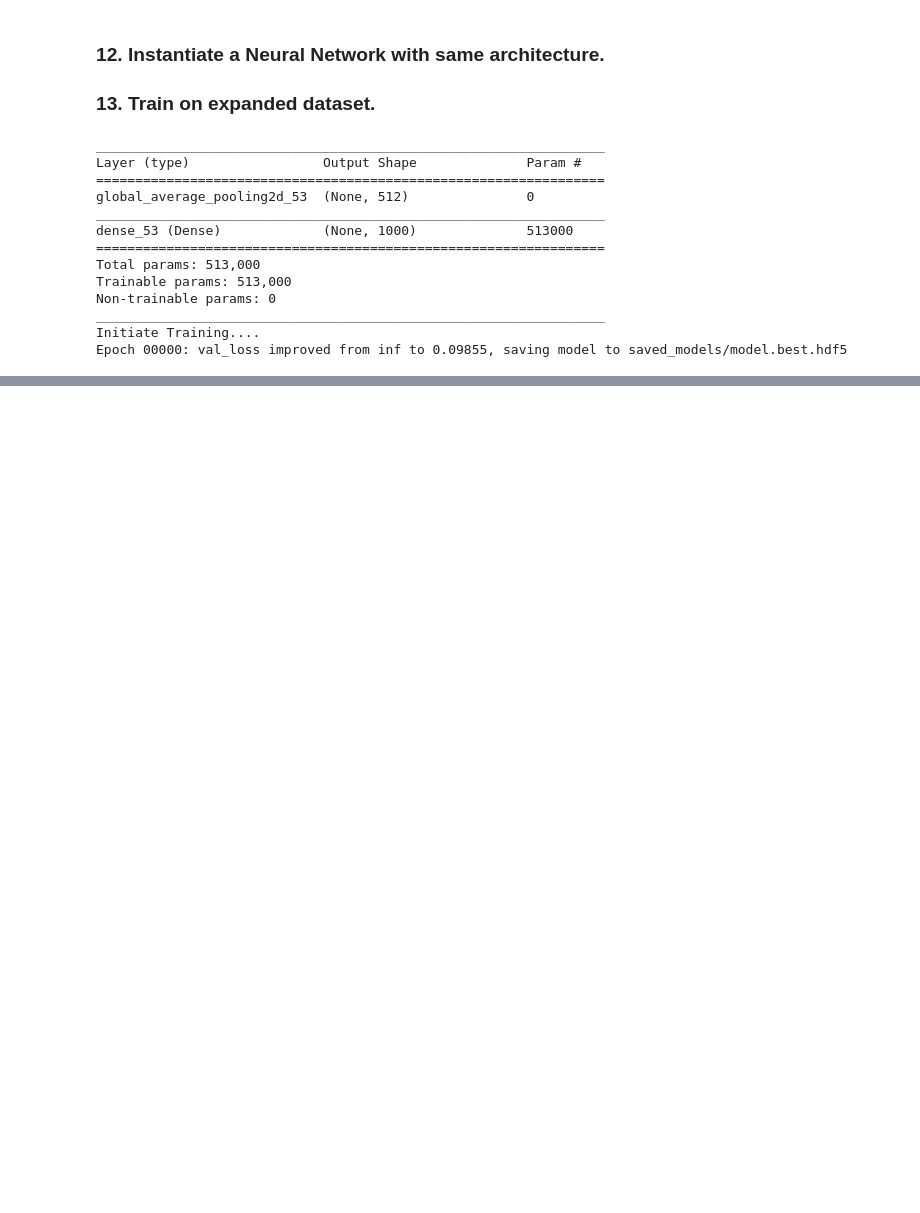
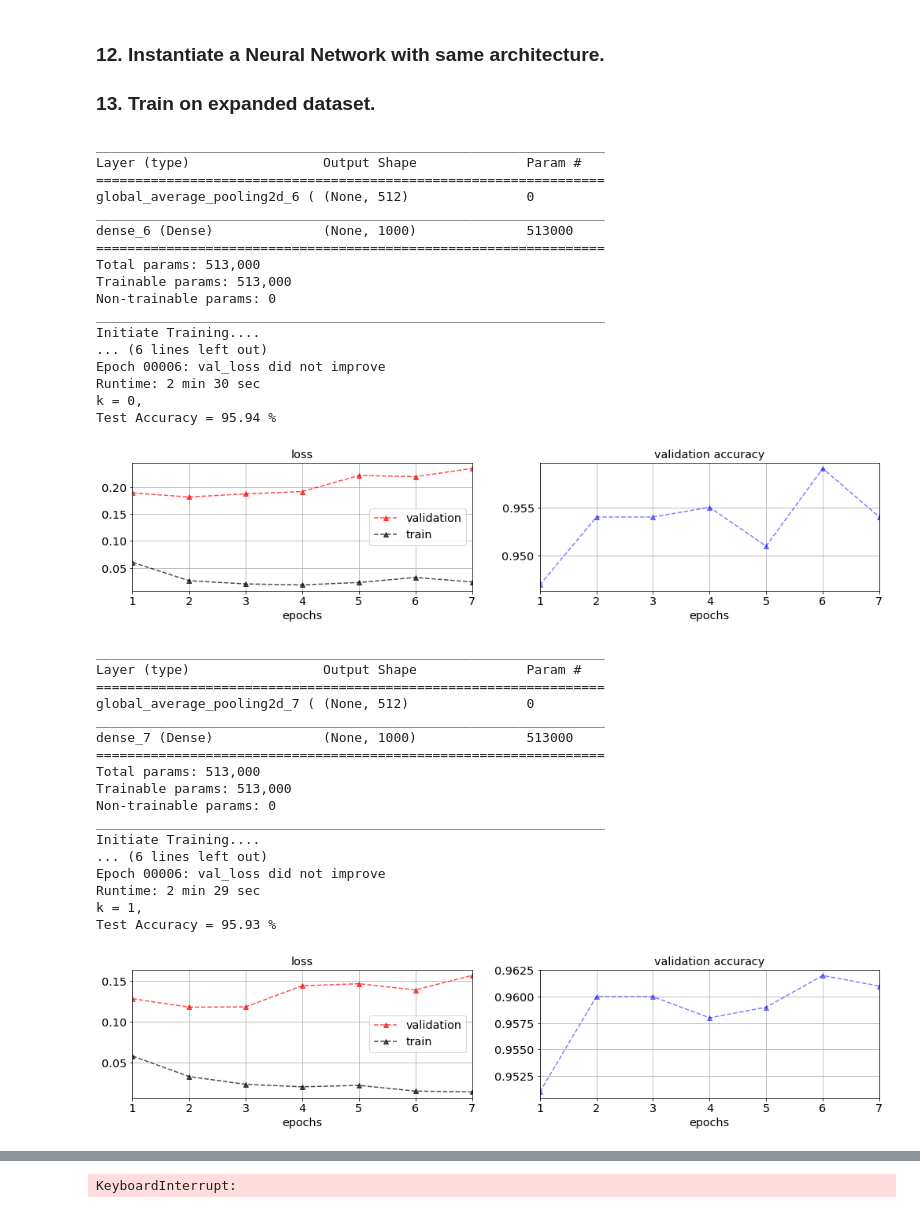
Before and after one commit to ozkansafak/Fellowship.AI-STL-10, a Jupyter notebook: main.ipynb, the cells around one changed output, grey strips where cells are left out. Saved outputs shown, nothing was run; the diff lists cells and outputs as text; code cells hidden in the pictures; blank space fills up the shorter version.

```diff
--- a/main.ipynb
+++ b/main.ipynb
@@ -552,39 +506,62 @@ for k, _ in enumerate(fidx):
 
     ### 5. Construct a Neural Network that accepts VGG16 bottleneck features as input. Call this `model_top`.
     model_top = get_model_top()
-
+    if k == 0: model_top.summary()
     ### 6. Train `model_top` on  `X_train_features` with validation on `(X_cv_features, y_cv)`.
     model_top, callback_inst = train_model(model_top,
                                            X_train_features_9k, y_train_9k,
                                            X_cv_features_1k, y_cv_1k,
                                            epochs=7,
                                            batch_size=64,
                                            wanna_plot=False)
     ### 7.  Compute test accuracy.
     model_top.load_weights('saved_models/model.best.hdf5')
 
     _loss, _acc = model_top.evaluate(X_test_features, y_test,
                                     batch_size=128);
     acc.append(_acc)
     print('\nk = %i, \nTest Accuracy = %.2f %%' % (k, _acc*100))
 
     ### Plot loss function and accuracy
     callback_inst.plotter()
 
 
 print(('\n' + ('\n'+'-'*30)*3 +'\nk = %i'+ '\nAverage Test Accuracy = %.2f %%') % (len(fidx), np.mean(acc)*100))
 print_runtime(start)
 # %% [output]
 _________________________________________________________________
 Layer (type)                 Output Shape              Param #
 =================================================================
-global_average_pooling2d_53  (None, 512)               0
+global_average_pooling2d_6 ( (None, 512)               0
 _________________________________________________________________
-dense_53 (Dense)             (None, 1000)              513000
+dense_6 (Dense)              (None, 1000)              513000
 =================================================================
 Total params: 513,000
 Trainable params: 513,000
 Non-trainable params: 0
 _________________________________________________________________
 Initiate Training....
-Epoch 00000: val_loss improved from inf to 0.09855, saving model to saved_models/model.best.hdf5
+... (6 lines left out)
+Epoch 00006: val_loss did not improve
+Runtime: 2 min 30 sec
+k = 0,
+Test Accuracy = 95.94 %
+[figure, added]
+_________________________________________________________________
+Layer (type)                 Output Shape              Param #
+=================================================================
+global_average_pooling2d_7 ( (None, 512)               0
+_________________________________________________________________
+dense_7 (Dense)              (None, 1000)              513000
+=================================================================
+Total params: 513,000
+Trainable params: 513,000
+Non-trainable params: 0
+_________________________________________________________________
+Initiate Training....
+... (6 lines left out)
+Epoch 00006: val_loss did not improve
+Runtime: 2 min 29 sec
+k = 1,
+Test Accuracy = 95.93 %
+[figure, added]
@@ -590,0 +580 @@ Epoch 00000: val_loss improved from inf to 0.09855, saving model to saved_models
+KeyboardInterrupt:
```
Also changed, not shown: parts of 15 cells of this notebook, 1 other file.
